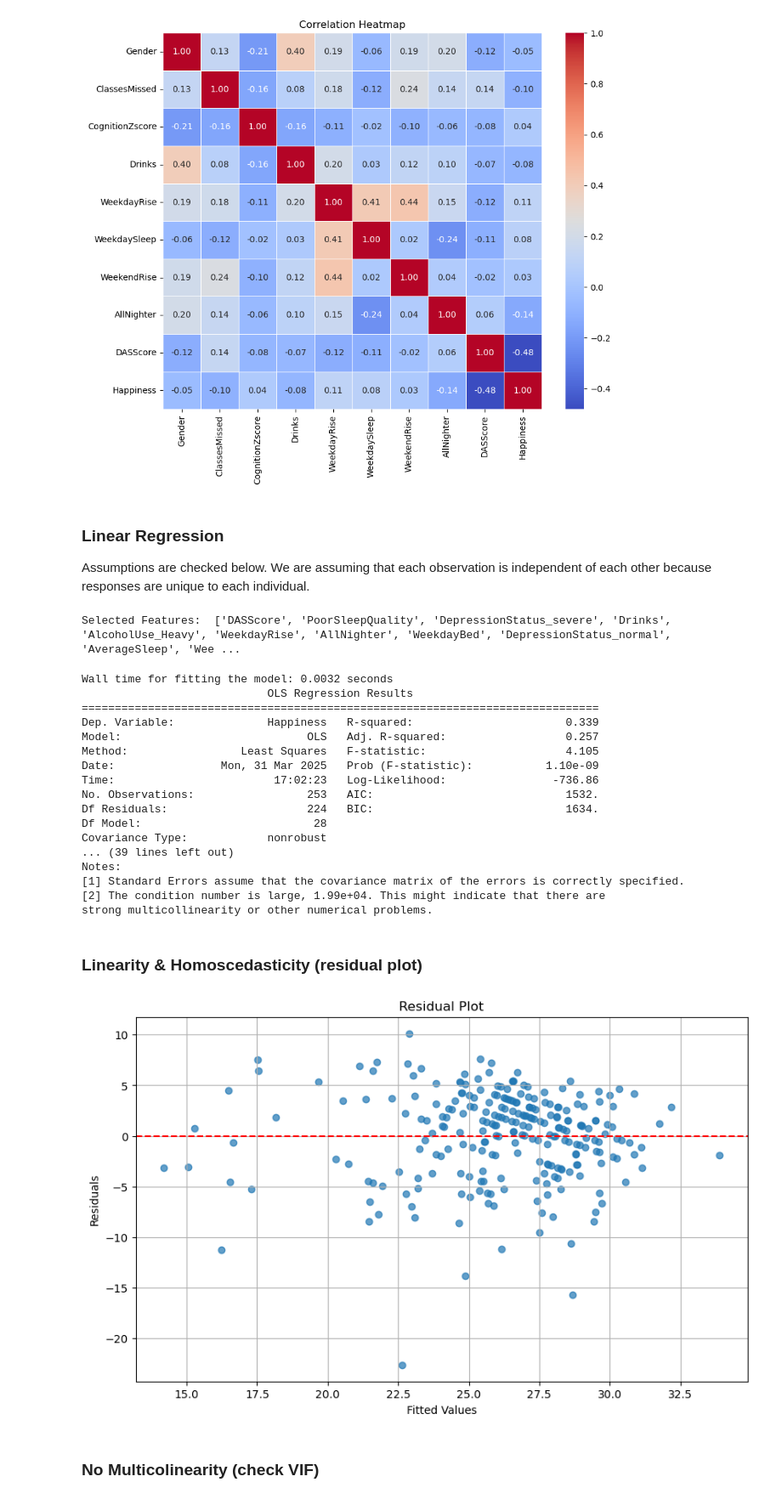
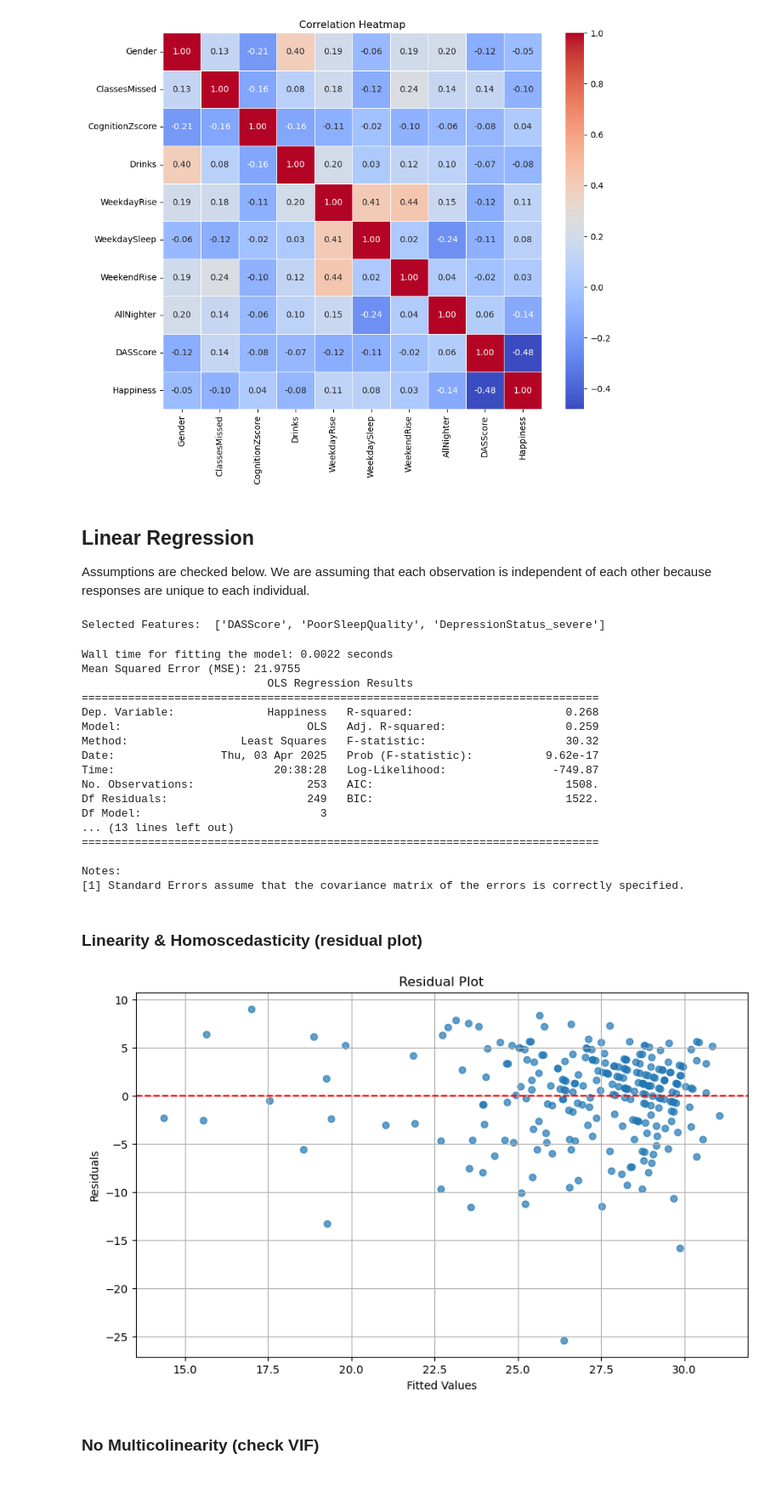
Before and after one commit to noellereid/Data-Science-Capstone, a Jupyter notebook: capstone_project.ipynb, the cells around one changed output. Shown at 85% size. Drawn from its saved outputs; the diff is of its cells as text; code cells hidden in the pictures.

Commit message:
update 1
finished linear regression and neural network models

```diff
--- a/capstone_project.ipynb
+++ b/capstone_project.ipynb
@@ -267,17 +282,17 @@ plt.show()
 # %% [output]
 [figure]
 # %% [markdown]
-### Linear Regression
+## Linear Regression
 Assumptions are checked below. We are assuming that each observation is independent of each other because responses are unique to each individual.
 # %%
 # load necessary libraries
 from sklearn.metrics import mean_squared_error
 # %%
 # forward stepwise selection algorithm
-def forward_stepwise_selection(X, y):
+def forward_stepwise_selection(X, y, aic_threshold=2):
     selected_features = [] # stores chosen features
     remaining_features = list(X.columns) # stores features not yet chosen
-    best_mse = float('inf') # initialize best mse to a high value
+    best_aic = float('inf') # initialize best mse to a high value
 
     while remaining_features:
         scores = []
@@ -287,14 +302,14 @@ def forward_stepwise_selection(X, y):
             X_subset = sm.add_constant(X[candidate_features])
             model = sm.OLS(y, X_subset).fit() # fit ols model
             y_pred = model.predict(X_subset) # make predictions
-            mse = mean_squared_error(y, y_pred) # calc mse
-            scores.append((mse, feature))
+            aic = model.aic # calc aic
+            scores.append((aic, feature))
 
-        scores.sort() # sort by lowest mse
-        best_new_mse, best_new_feature = scores[0] #feature with lowest mse
+        scores.sort() # sort by lowest aic
+        best_new_aic, best_new_feature = scores[0] #feature with lowest aic
 
-        if best_new_mse < best_mse: # change this to a limit on mse improvement? maybe model wont have all variables?
-            best_mse = best_new_mse
+        if best_aic - best_new_aic >= aic_threshold:
+            best_aic = best_new_aic
             selected_features.append(best_new_feature)
             remaining_features.remove(best_new_feature)
         else:
@@ -302,14 +317,15 @@ def forward_stepwise_selection(X, y):
 
     return selected_features
 # %%
-# feature selection
+# feature selection -- BASELINE LR
 y = df['Happiness']
-X = df.drop(columns=['Happiness','DepressionScore','AnxietyScore','StressScore'])
+# drop highly correlated vars
+X = df.drop(columns=['Happiness','DepressionScore','AnxietyScore','StressScore','EarlyClass','WeekendSleep','WeekdayBed'])
 X = X.astype(int)
 selected_features = forward_stepwise_selection(X, y)
 print("Selected Features: ", selected_features)
 # %% [output]
-Selected Features:  ['DASScore', 'PoorSleepQuality', 'DepressionStatus_severe', 'Drinks', 'AlcoholUse_Heavy', 'WeekdayRise', 'AllNighter', 'WeekdayBed', 'DepressionStatus_normal', 'AverageSleep', 'Wee ...
+Selected Features:  ['DASScore', 'PoorSleepQuality', 'DepressionStatus_severe']
 # %%
 # new df with just selected features
 X_selected = df[selected_features].copy()
@@ -321,47 +337,52 @@ X_selected[boolean_cols] = X_selected[boolean_cols].astype(int)
 y = df['Happiness']
 X_selected = sm.add_constant(X_selected)
 start_time = time.time() # start timer
-model = sm.OLS(y.loc[X_selected.index], X_selected).fit()
+baseline_model = sm.OLS(y.loc[X_selected.index], X_selected).fit() # fit model
 end_time = time.time() # end timer
 total_time = end_time - start_time
 print(f"Wall time for fitting the model: {total_time:.4f} seconds")
-print(model.summary())
+y_pred = baseline_model.predict(X_selected)
+# Calculate MSE
+mse = mean_squared_error(y[X_selected.index], y_pred)
+
+print(f"Mean Squared Error (MSE): {mse:.4f}")
+print(baseline_model.summary())
 # %% [output]
-Wall time for fitting the model: 0.0032 seconds
+Wall time for fitting the model: 0.0022 seconds
+Mean Squared Error (MSE): 21.9755
                             OLS Regression Results
 ==============================================================================
-Dep. Variable:              Happiness   R-squared:                       0.339
-Model:                            OLS   Adj. R-squared:                  0.257
-Method:                 Least Squares   F-statistic:                     4.105
-Date:                Mon, 31 Mar 2025   Prob (F-statistic):           1.10e-09
-Time:                        17:02:23   Log-Likelihood:                -736.86
-No. Observations:                 253   AIC:                             1532.
-Df Residuals:                     224   BIC:                             1634.
-Df Model:                          28
-Covariance Type:            nonrobust
-... (39 lines left out)
+Dep. Variable:              Happiness   R-squared:                       0.268
+Model:                            OLS   Adj. R-squared:                  0.259
+Method:                 Least Squares   F-statistic:                     30.32
+Date:                Thu, 03 Apr 2025   Prob (F-statistic):           9.62e-17
+Time:                        20:38:28   Log-Likelihood:                -749.87
+No. Observations:                 253   AIC:                             1508.
+Df Residuals:                     249   BIC:                             1522.
+Df Model:                           3
+... (13 lines left out)
+==============================================================================
+
 Notes:
 [1] Standard Errors assume that the covariance matrix of the errors is correctly specified.
-[2] The condition number is large, 1.99e+04. This might indicate that there are
-strong multicollinearity or other numerical problems.
 # %% [markdown]
 ### Linearity & Homoscedasticity (residual plot)
 # %%
 # calc residuals
-residuals = model.resid
-fitted_vals = model.fittedvalues
+residuals = baseline_model.resid
+fitted_vals = baseline_model.fittedvalues
 
 # create plot
 plt.figure(figsize=(10, 6))
 plt.scatter(fitted_vals, residuals, alpha=0.7)
 plt.axhline(y=0, color='red', linestyle='--')  # Line at zero for reference
 plt.xlabel('Fitted Values')
 plt.ylabel('Residuals')
 plt.title('Residual Plot')
 plt.grid()
 plt.show()
 # %% [output]
-[figure, old version]
+[figure, new version]
 # %% [markdown]
 ### No Multicolinearity (check VIF)
 # %%
```
Also changed, not shown: parts of 32 cells of this notebook, 1 other file.
